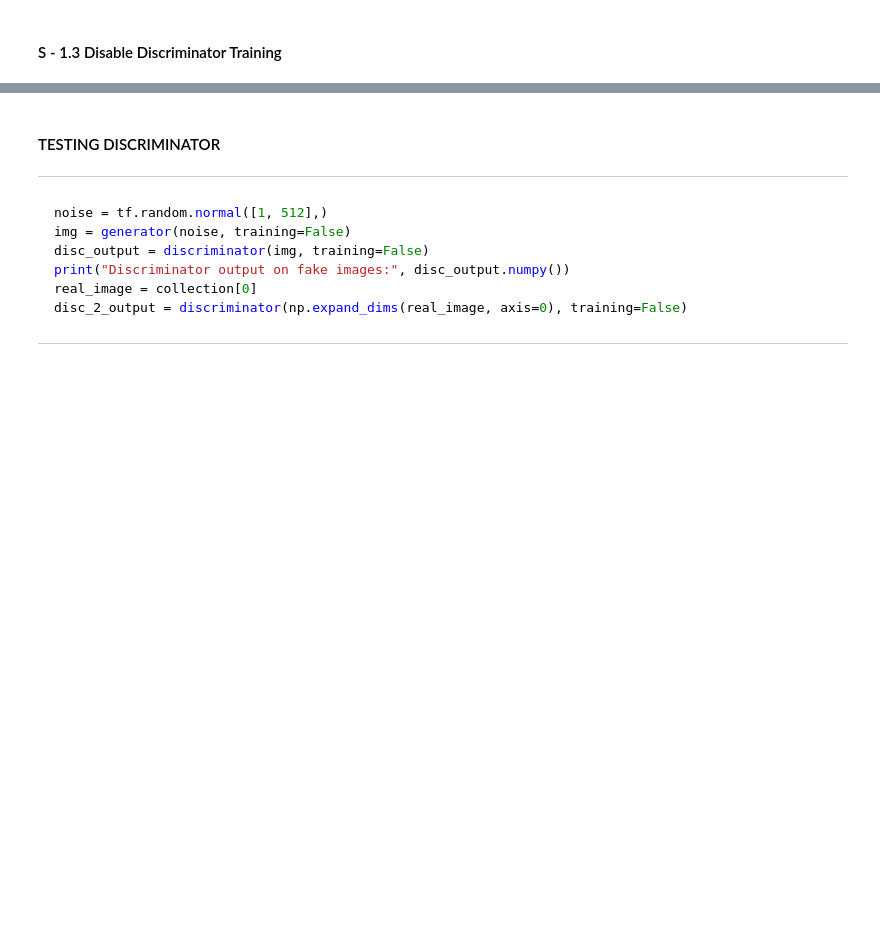
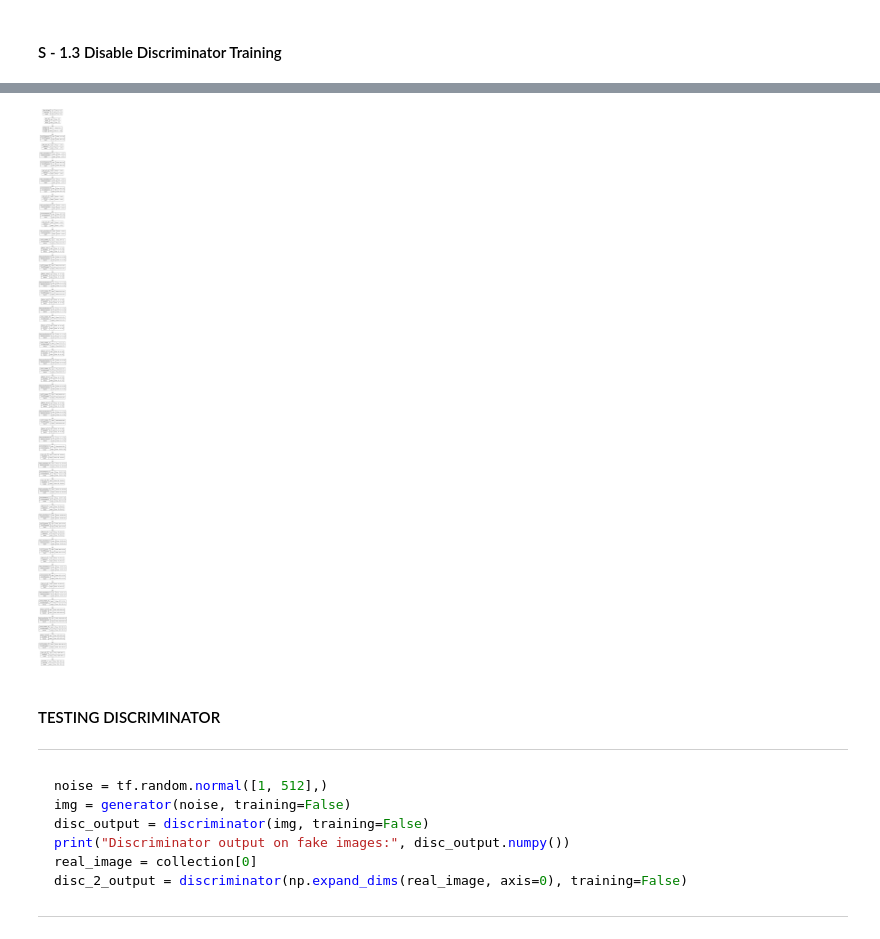
Before and after one commit to bedolpab/Lapses, a Jupyter notebook: Dementia_GAN.ipynb, the cells around one changed output, grey strips where cells are left out. Saved outputs shown, nothing was run; the diff lists cells and outputs as text; code cells hidden in the pictures; blank space fills up the shorter version.

```diff
--- a/Dementia_GAN.ipynb
+++ b/Dementia_GAN.ipynb
@@ -312,3 +323,7 @@ discriminator.trainable = False
+# %%
+plot_model(generator, to_file='generator.png', show_shapes=True, show_dtype=True, show_layer_names=True)
+# %% [output]
+[figure, added]
 # %%
 def GAN(generator, discriminator):
     model = Sequential()
```
Also changed, not shown: parts of 16 cells of this notebook, 18 other files.
